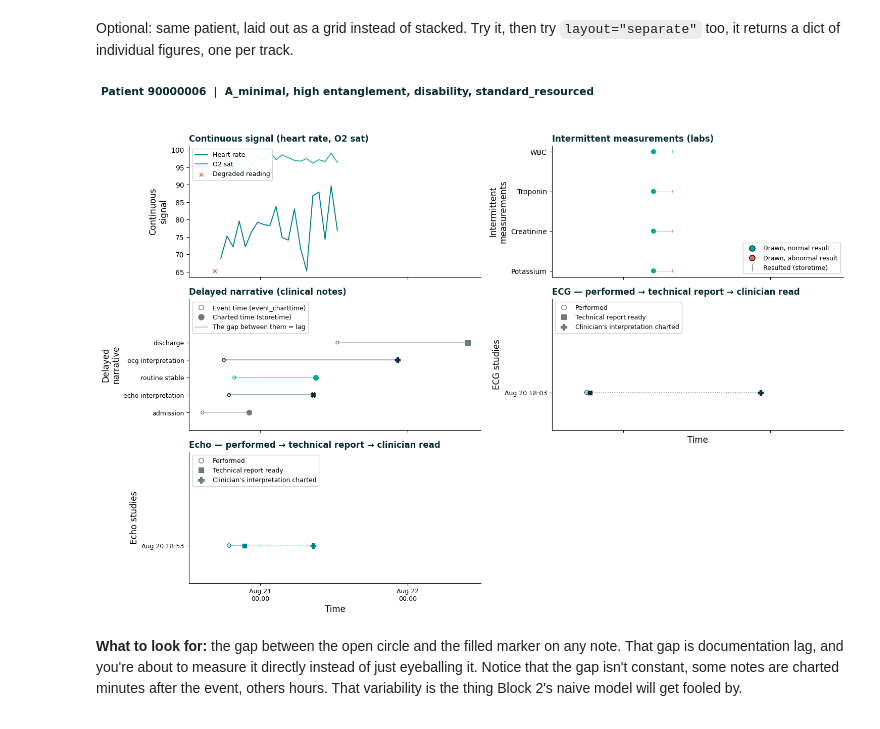
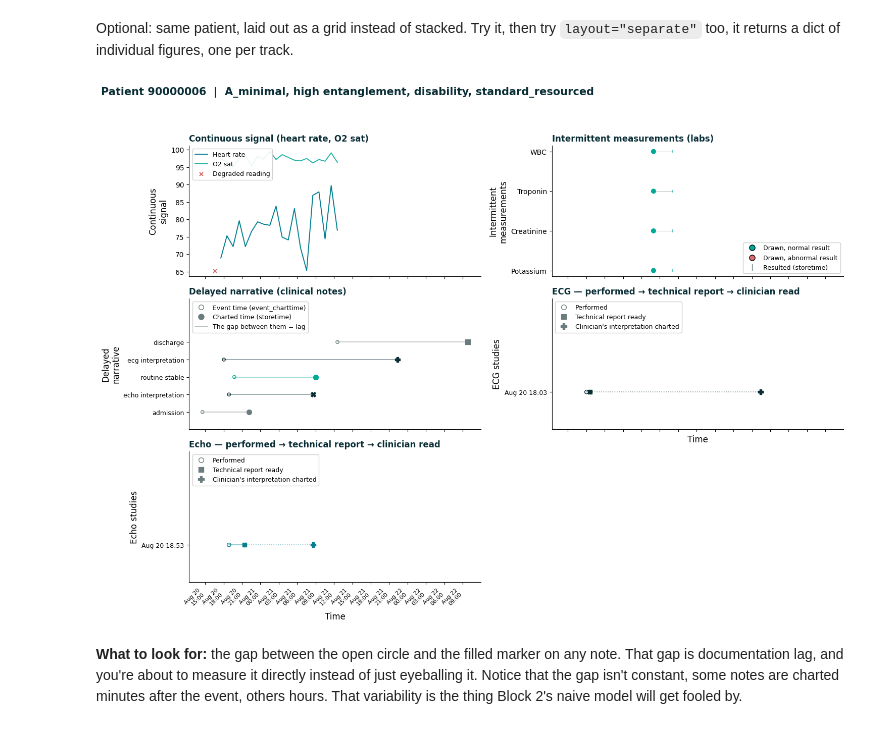
Before and after one commit to lbutler2405/doceng26-pulse-and-paper, a Jupyter notebook: Notebooks/block1_meet_your_patient.ipynb, the cells around one changed output. Drawn from its saved outputs; the diff is of its cells as text; code cells hidden in the pictures.

Commit message:
Updated plotting features

```diff
--- a/Notebooks/block1_meet_your_patient.ipynb
+++ b/Notebooks/block1_meet_your_patient.ipynb
@@ -136,9 +137,27 @@ plt.show()
 Optional: same patient, laid out as a grid instead of stacked. Try it, then try `layout="separate"` too, it returns a dict of individual figures, one per track.
 # %%
 fig = plot_patient_timeline(patient_id, data_dir=f"{DATA_DIR}/data", layout="grid", ncols=2)
+
+import matplotlib.dates as mdates
+for ax in fig.axes:
+    if not ax.get_visible():
+        continue
+    lo, hi = ax.get_xlim()
+    span_hours = (hi - lo) * 24
+    if span_hours <= 24 * 8:
+        ax.xaxis.set_major_locator(mdates.HourLocator(interval=max(1, int(span_hours / 12))))
+    elif span_hours <= 24 * 20:
+        ax.xaxis.set_major_locator(mdates.DayLocator(interval=max(1, int(span_hours / 24 / 12))))
+    else:
+        ax.xaxis.set_major_locator(mdates.AutoDateLocator(minticks=8, maxticks=14))
+    ax.xaxis.set_major_formatter(mdates.DateFormatter("%b %d\n%H:%M"))
+    ax.tick_params(axis="x", labelrotation=45, labelsize=8)
+    for label in ax.get_xticklabels():
+        label.set_ha("right")
+
 plt.show()
 # %% [output]
-[figure, old version]
+[figure, new version]
 # %% [markdown]
 **What to look for:** the gap between the open circle and the filled marker on any note. That gap is documentation lag, and you're about to measure it directly instead of just eyeballing it. Notice that the gap isn't constant, some notes are charted minutes after the event, others hours. That variability is the thing Block 2's naive model will get fooled by.
 # %% [markdown]
```
Also changed, not shown: parts of 16 cells of this notebook.
